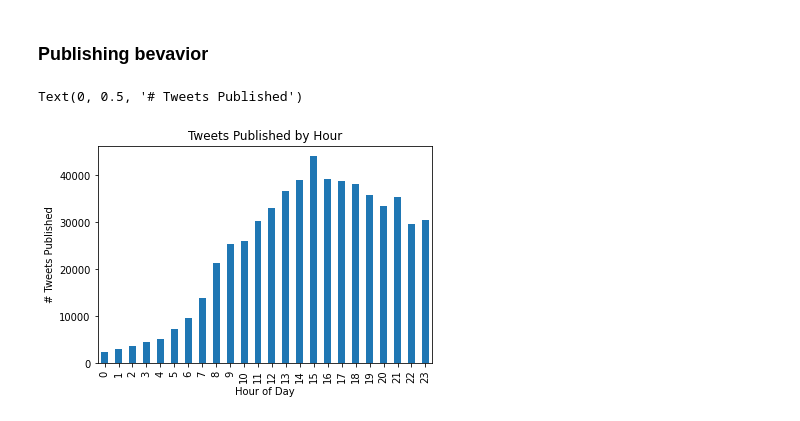
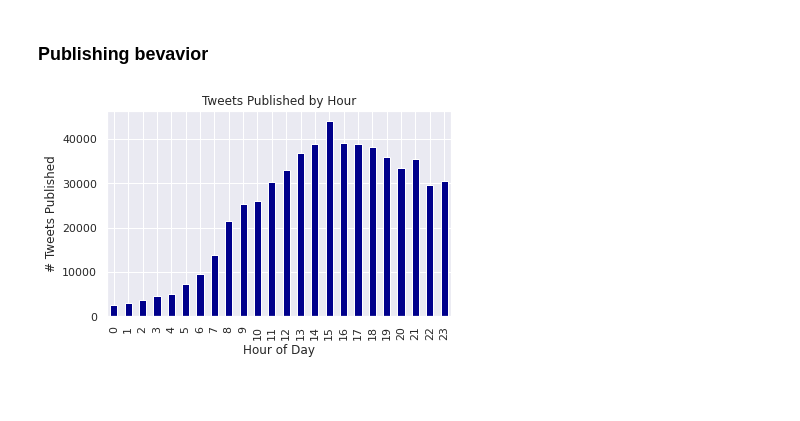
Before and after one commit to smidtfab/crypto_volatility, a Jupyter notebook: eda.ipynb, the cells around one changed output. Cells and saved outputs as stored; diff of their text form; code cells hidden in the pictures; blank space fills up the shorter version.

```diff
--- a/eda.ipynb
+++ b/eda.ipynb
@@ -3,3 +1,12 @@ import pandas as pd
+# %%
+import numpy as np
+import pandas as pd
+import seaborn as sns
+import matplotlib.pyplot as plt
+from matplotlib import rcParams
+rcParams.update({'figure.autolayout': True})
+sns.set(color_codes=True)
+from scipy import stats
 # %%
 # read the large csv file with specified chunksize
 df_chunk = pd.read_csv('data/btc_final.csv', chunksize=50000)
@@ -49,9 +55,9 @@ df["timestamp"] = pd.to_datetime(df["timestamp"])
 # %% [markdown]
 ### Publishing bevavior
 # %%
-tweets_by_hour_plt = df['timestamp'].groupby(df["timestamp"].dt.hour).count().plot(kind="bar", title='Tweets Published by Hour')
+tweets_by_hour_plt = df['timestamp'].groupby(df["timestamp"].dt.hour).count().plot(kind="bar", title='Tweets Published by Hour', color='darkblue')
 tweets_by_hour_plt.set_xlabel("Hour of Day")
 tweets_by_hour_plt.set_ylabel("# Tweets Published")
+plt.savefig('plots/dist_tweets_by_hour.png', transparent=True)
 # %% [output]
-Text(0, 0.5, '# Tweets Published')
-[figure, old version]
+[figure, new version]
```
Also changed, not shown: parts of 5 cells of this notebook, 3 other files.
